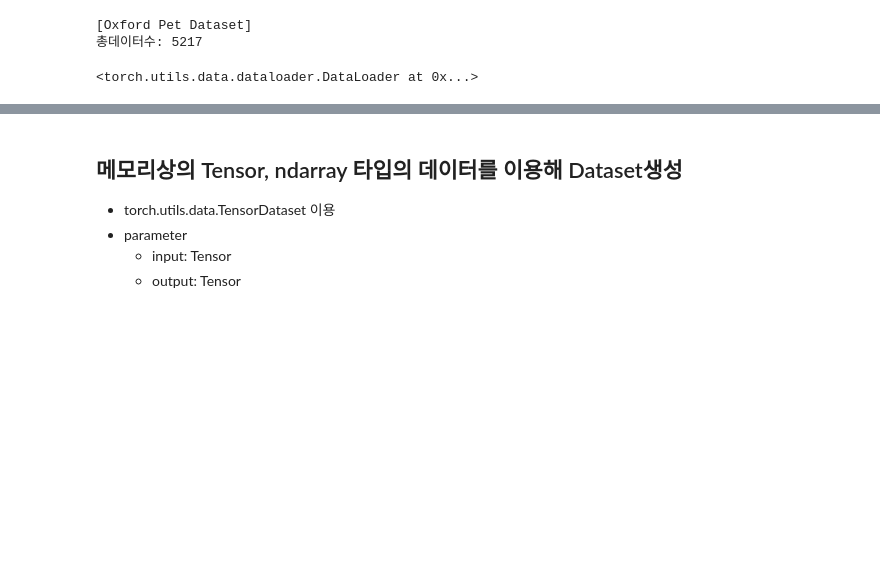
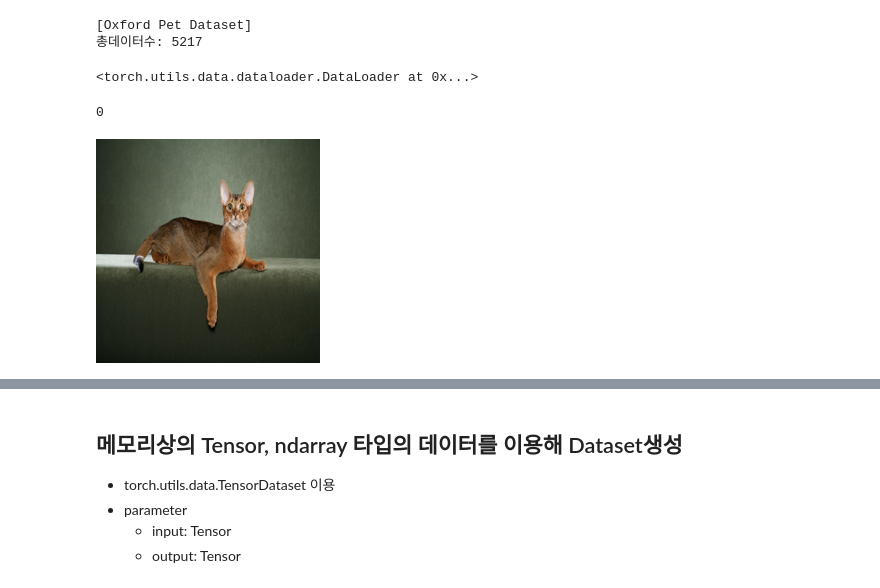
Before and after one commit to kgmyhGit/SKN06, a Jupyter notebook: 09_deeplearning_pytorch/06_Dataset과 DataLoader.ipynb, the cells around one changed output, grey strips where cells are left out. Saved outputs shown, nothing was run; the diff lists cells and outputs as text; code cells hidden in the pictures; blank space fills up the shorter version.

```diff
--- a/09_deeplearning_pytorch/06_Dataset과 DataLoader.ipynb
+++ b/09_deeplearning_pytorch/06_Dataset과 DataLoader.ipynb
@@ -851,6 +857,12 @@ from torch.utils.data import Dataset
 class OxfordPetDataset2(Dataset):
 
     def __init__(self, root, split, transform=None):
+        """
+        Parameter:
+            root: str - 모든 이미지가 저장된 디렉토리
+            split: str - train/valid/test Dataset중 어떤 dataset을 생성할 지.
+            transfomr: callable - 전처리 callable 객체
+        """
         self.root = root  # 파일들이 저장된 root 디렉토리.
         self.split = split  # train / valid / test
         self.transform = transform
@@ -865,6 +877,7 @@ class OxfordPetDataset2(Dataset):
         self.index_to_class, self.class_to_index = self._create_class_index()
         # 파일 경로 목록 생성
         self.split_file_list = self._create_split_file_list(split)
+
     def __len__(self):
         return len(self.split_file_list)
 
@@ -952,6 +965,20 @@ class OxfordPetDataset2(Dataset):
                 os.remove(file)
 
         return glob(os.path.join(self.root, "*.jpg"))  # 파일목록 리턴
+# %%
+root = "datasets/oxfordpet/images/"
+trainset = OxfordPetDataset2(root, "train")
+validset = OxfordPetDataset2(root, "valid")
+testset = OxfordPetDataset2(root, "test")
+# %%
+x, y = trainset[0]
+print(y)
+# %% [output]
+0
+# %%
+x
+# %% [output]
+[figure, added]
 # %% [markdown]
 ## torchvision.datasets.ImageFolder 이용
 
```
Also changed, not shown: parts of 32 cells of this notebook, 1 other file.
